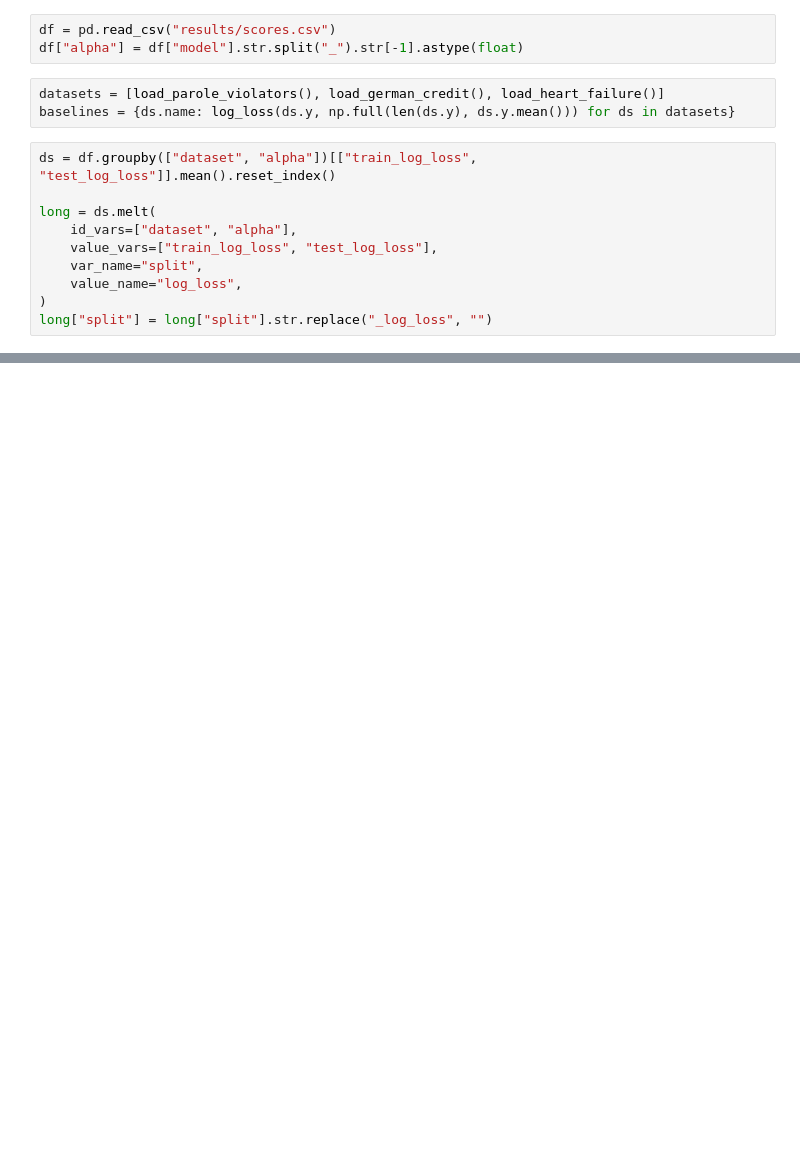
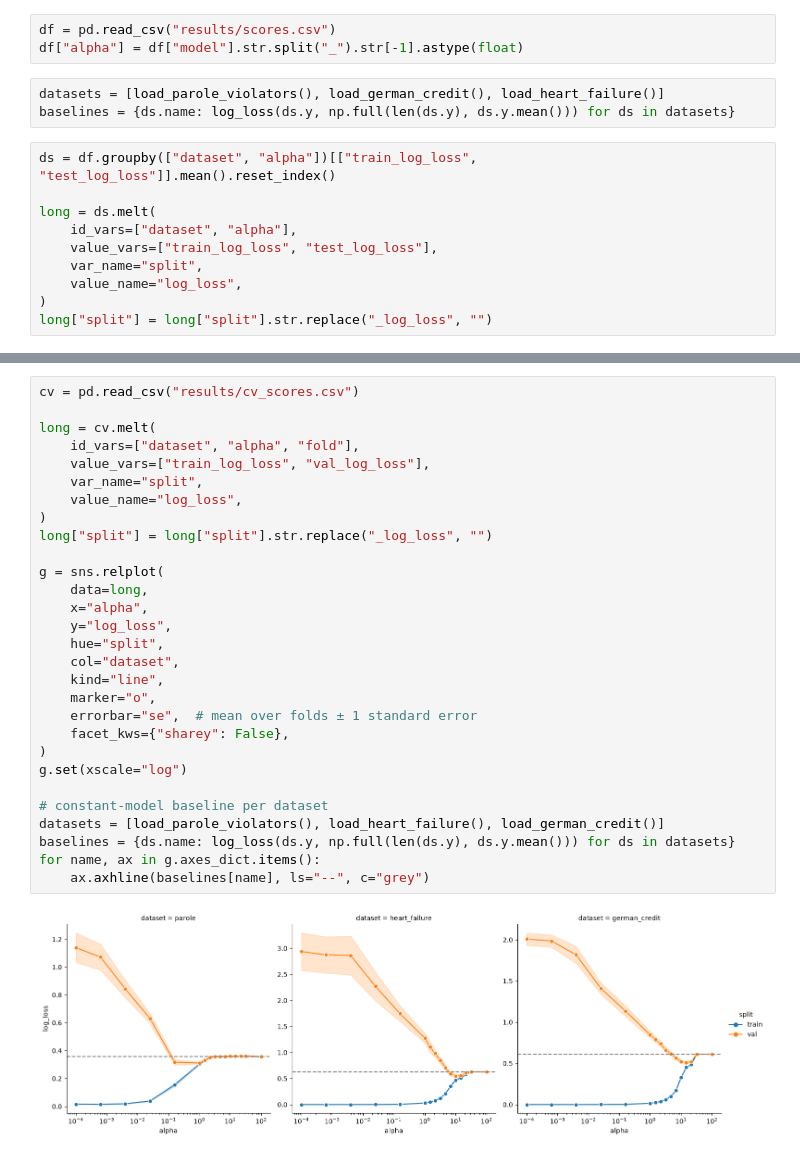
Before and after one commit to Ole-rgb/iML26-27-Exercise-2, a Jupyter notebook: plots/model_selection.ipynb, the cells around one changed output, grey strips where cells are left out. Drawn from its saved outputs; the diff is of its cells as text; blank space fills up the shorter version.

```diff
--- a/plots/model_selection.ipynb
+++ b/plots/model_selection.ipynb
@@ -40,0 +48,31 @@ plt.show()
+# %%
+cv = pd.read_csv("results/cv_scores.csv")
+
+long = cv.melt(
+    id_vars=["dataset", "alpha", "fold"],
+    value_vars=["train_log_loss", "val_log_loss"],
+    var_name="split",
+    value_name="log_loss",
+)
+long["split"] = long["split"].str.replace("_log_loss", "")
+
+g = sns.relplot(
+    data=long,
+    x="alpha",
+    y="log_loss",
+    hue="split",
+    col="dataset",
+    kind="line",
+    marker="o",
+    errorbar="se",  # mean over folds ± 1 standard error
+    facet_kws={"sharey": False},
+)
+g.set(xscale="log")
+
+# constant-model baseline per dataset
+datasets = [load_parole_violators(), load_heart_failure(), load_german_credit()]
+baselines = {ds.name: log_loss(ds.y, np.full(len(ds.y), ds.y.mean())) for ds in datasets}
+for name, ax in g.axes_dict.items():
+    ax.axhline(baselines[name], ls="--", c="grey")
+# %% [output]
+[figure, added]
```
Also changed, not shown: parts of 2 cells of this notebook, 5 other files.
